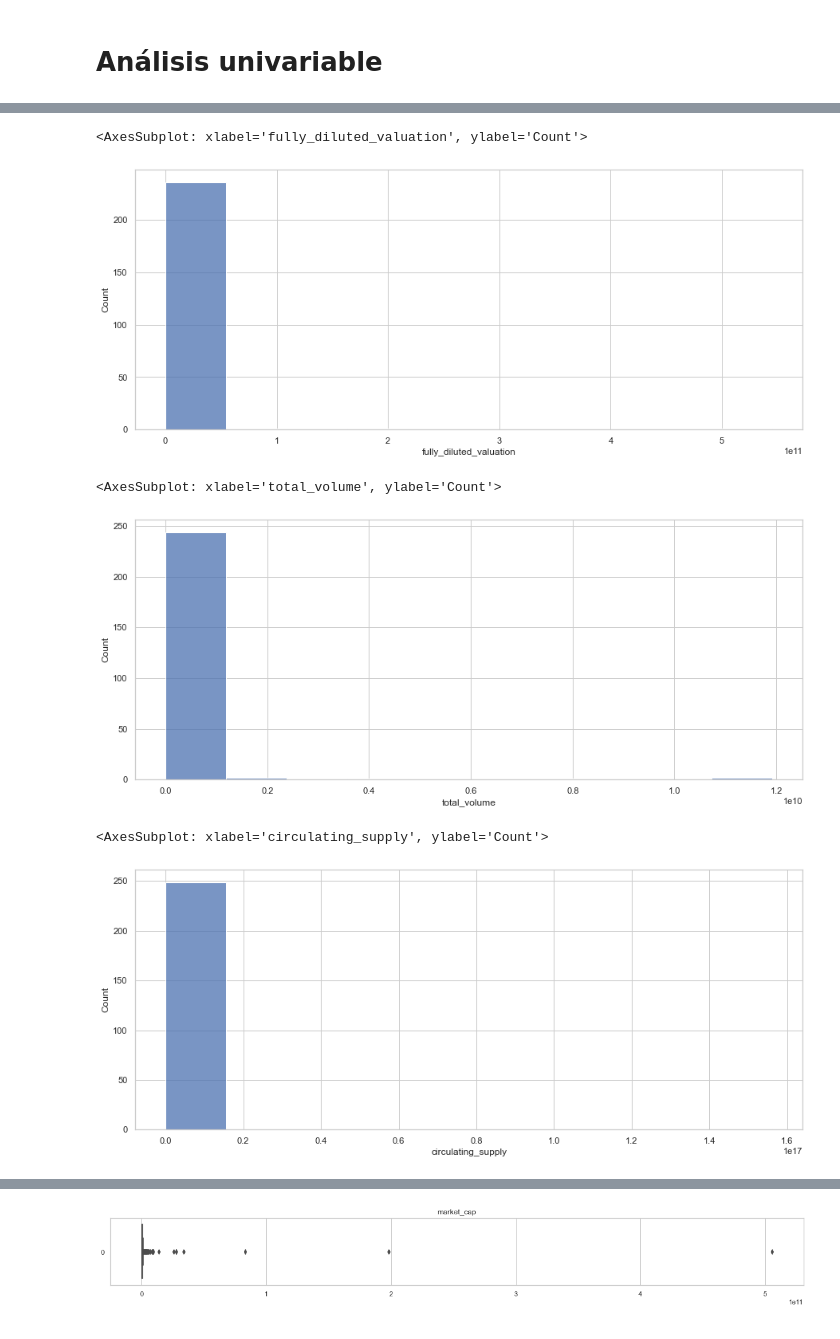
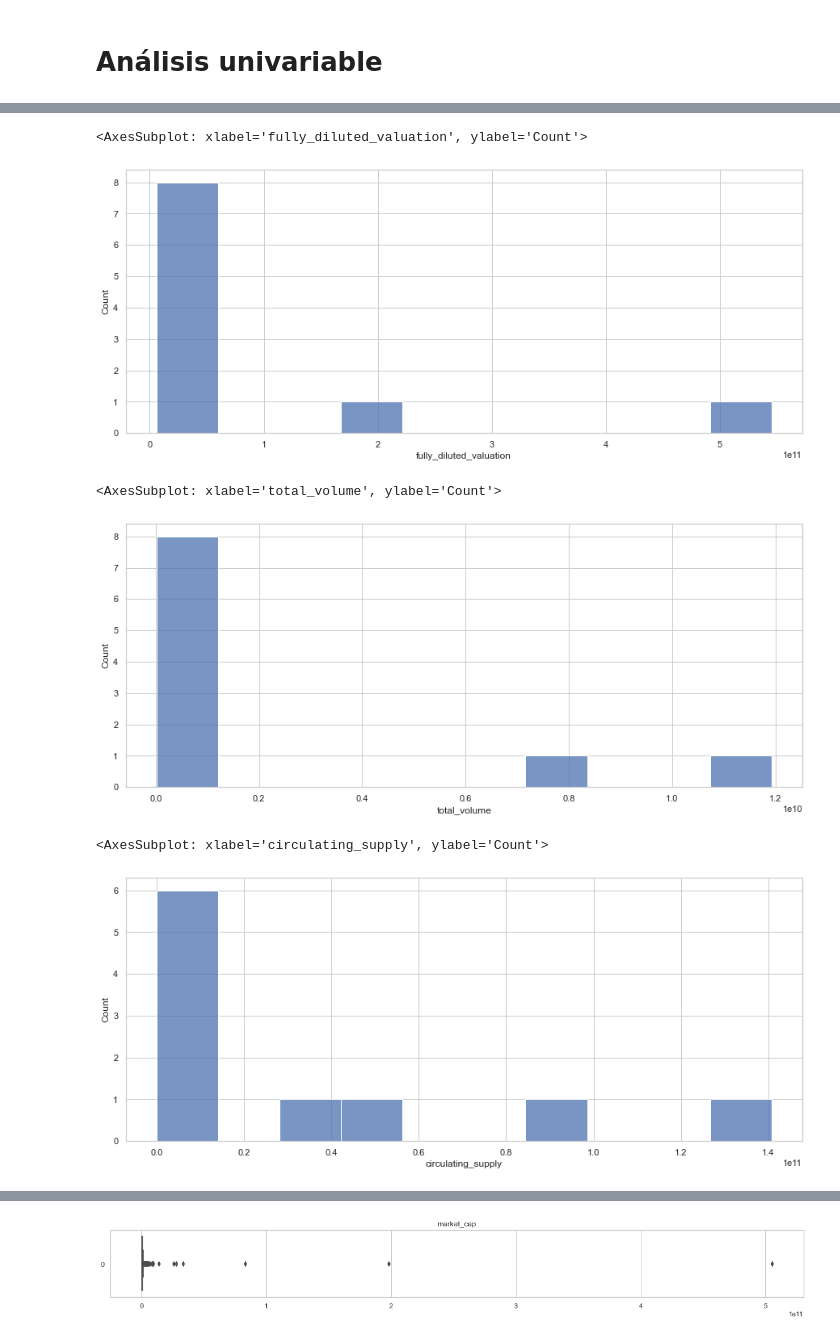
Before and after one commit to Galo0000/Analitics_Proyect_Cryptocurrency, a Jupyter notebook: EDA.ipynb, the cells around one changed output, grey strips where cells are left out. Drawn from its saved outputs; the diff is of its cells as text; code cells hidden in the pictures.

```diff
--- a/EDA.ipynb
+++ b/EDA.ipynb
@@ -204,0 +179,4 @@ df_global.head(10)
+# %%
+valores_a_eliminar = ['tether', 'usd-coin']
+df_top10_coins = df_global.loc[~df_global['id'].isin(valores_a_eliminar)].head(10)
+df_top10_coins.reset_index(drop=True, inplace=True)
@@ -219,20 +234,20 @@ sns.histplot(data=df_global,x='market_cap',bins=10)
 # %%
 plt.figure(figsize=(15, 6))
-sns.histplot(data=df_global,x='fully_diluted_valuation',bins=10)
+sns.histplot(data=df_top10_coins,x='fully_diluted_valuation',bins=10)
 # %% [output]
 <AxesSubplot: xlabel='fully_diluted_valuation', ylabel='Count'>
-[figure, old version]
+[figure, new version]
 # %%
 plt.figure(figsize=(15, 6))
-sns.histplot(data=df_global,x='total_volume',bins=10)
+sns.histplot(data=df_top10_coins,x='total_volume',bins=10)
 # %% [output]
 <AxesSubplot: xlabel='total_volume', ylabel='Count'>
-[figure, old version]
+[figure, new version]
 # %%
 plt.figure(figsize=(15, 6))
-sns.histplot(data=df_global,x='circulating_supply',bins=10)
+sns.histplot(data=df_top10_coins,x='circulating_supply',bins=10)
 # %% [output]
 <AxesSubplot: xlabel='circulating_supply', ylabel='Count'>
-[figure, old version]
+[figure, new version]
 # %%
 plt.figure(figsize=(15, 6))
```
Also changed, not shown: parts of 13 cells of this notebook.
